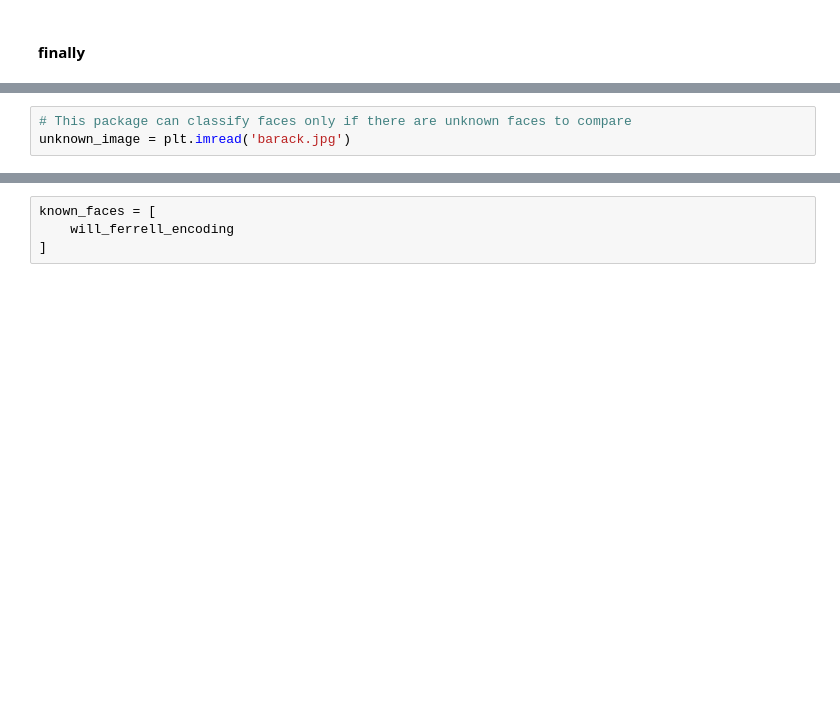
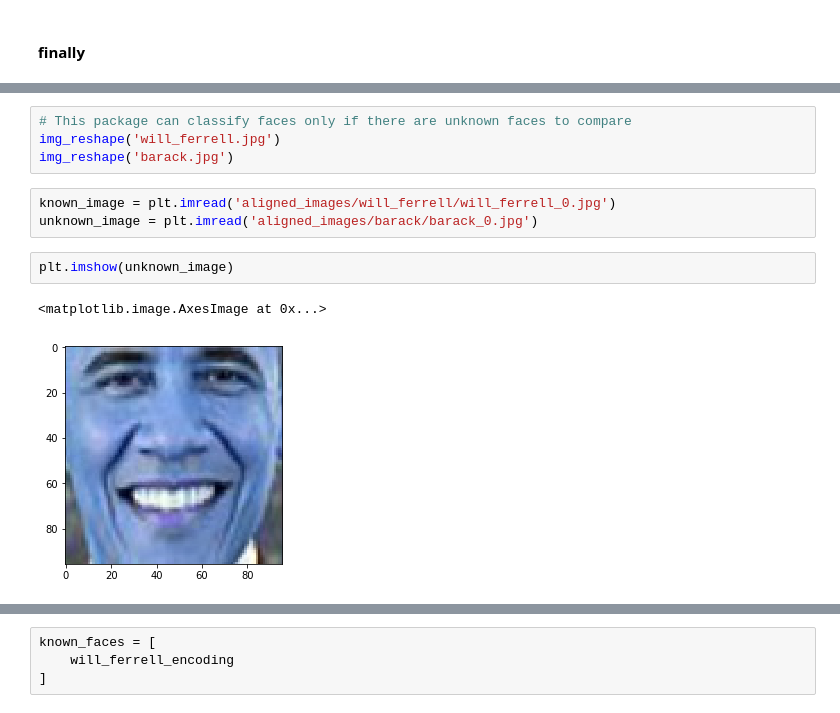
Before and after one commit to Beatricce/IA, a Jupyter notebook: face_recognition/Face recognition.ipynb, the cells around one changed output, grey strips where cells are left out. Cells and saved outputs as stored; diff of their text form; blank space fills up the shorter version.

```diff
--- a/face_recognition/Face recognition.ipynb
+++ b/face_recognition/Face recognition.ipynb
@@ -165,5 +201,14 @@ import face_recognition
 # %%
 # This package can classify faces only if there are unknown faces to compare
-unknown_image = plt.imread('barack.jpg')
+img_reshape('will_ferrell.jpg')
+img_reshape('barack.jpg')
+# %%
+known_image = plt.imread('aligned_images/will_ferrell/will_ferrell_0.jpg')
+unknown_image = plt.imread('aligned_images/barack/barack_0.jpg')
+# %%
+plt.imshow(unknown_image)
+# %% [output]
+<matplotlib.image.AxesImage at 0x...>
+[figure, added]
 # %%
 try:
```
Also changed, not shown: parts of 24 cells of this notebook, 28 other files.
